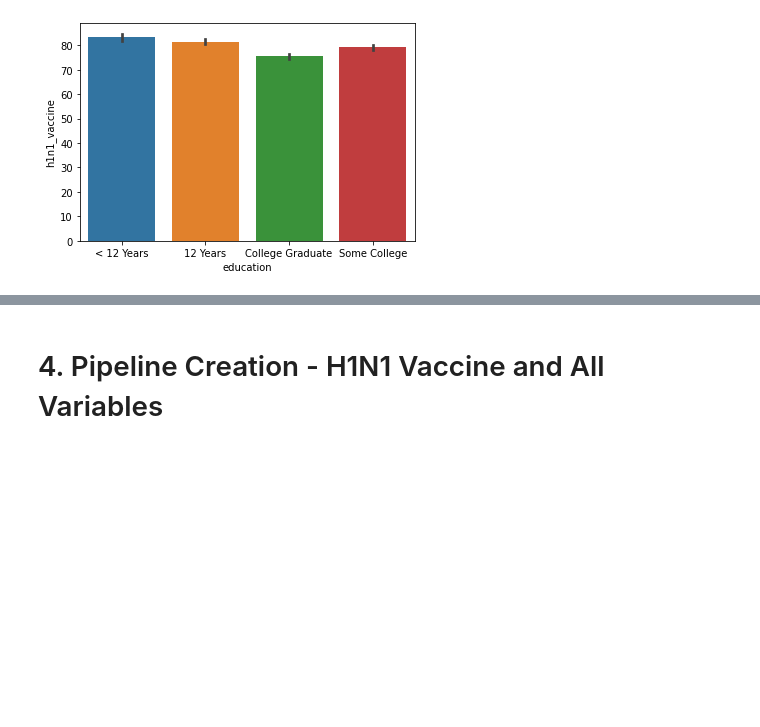
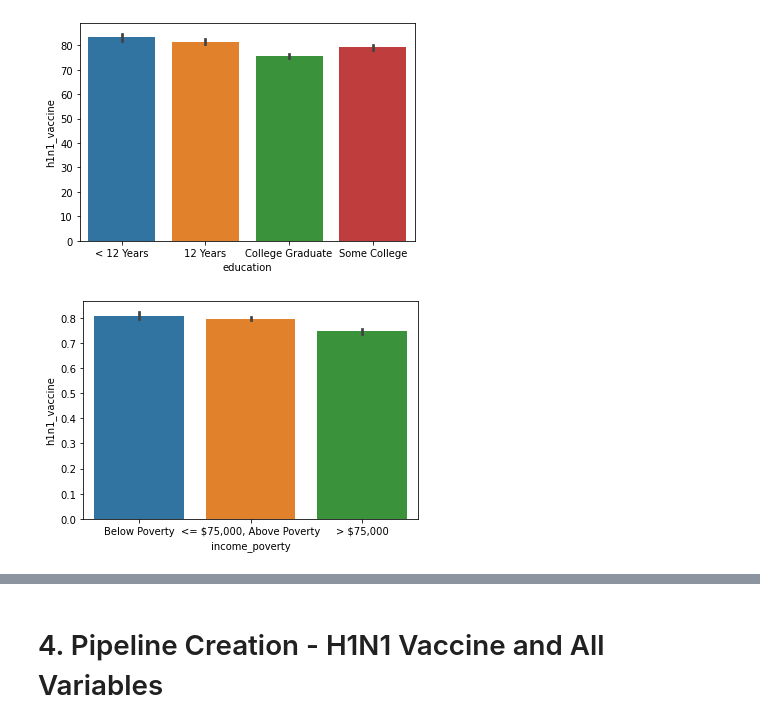
Before and after one commit to kmcneil901/H1N1-Vaccines, a Jupyter notebook: H1N1 Vaccine .ipynb, the cells around one changed output, grey strips where cells are left out. Saved outputs shown, nothing was run; the diff lists cells and outputs as text; code cells hidden in the pictures; blank space fills up the shorter version.

```diff
--- a/H1N1 Vaccine .ipynb
+++ b/H1N1 Vaccine .ipynb
@@ -136,3 +150,7 @@ sns.barplot(x=df['sex'], y=df['h1n1_vaccine']);
 sns.barplot(x=df['education'], y=df['h1n1_vaccine'] * 100);
 # %% [output]
 [figure]
+# %%
+sns.barplot(x=df['income_poverty'], y=df['h1n1_vaccine']);
+# %% [output]
+[figure, added]
```
Also changed, not shown: parts of 76 cells of this notebook, 1 other file.
